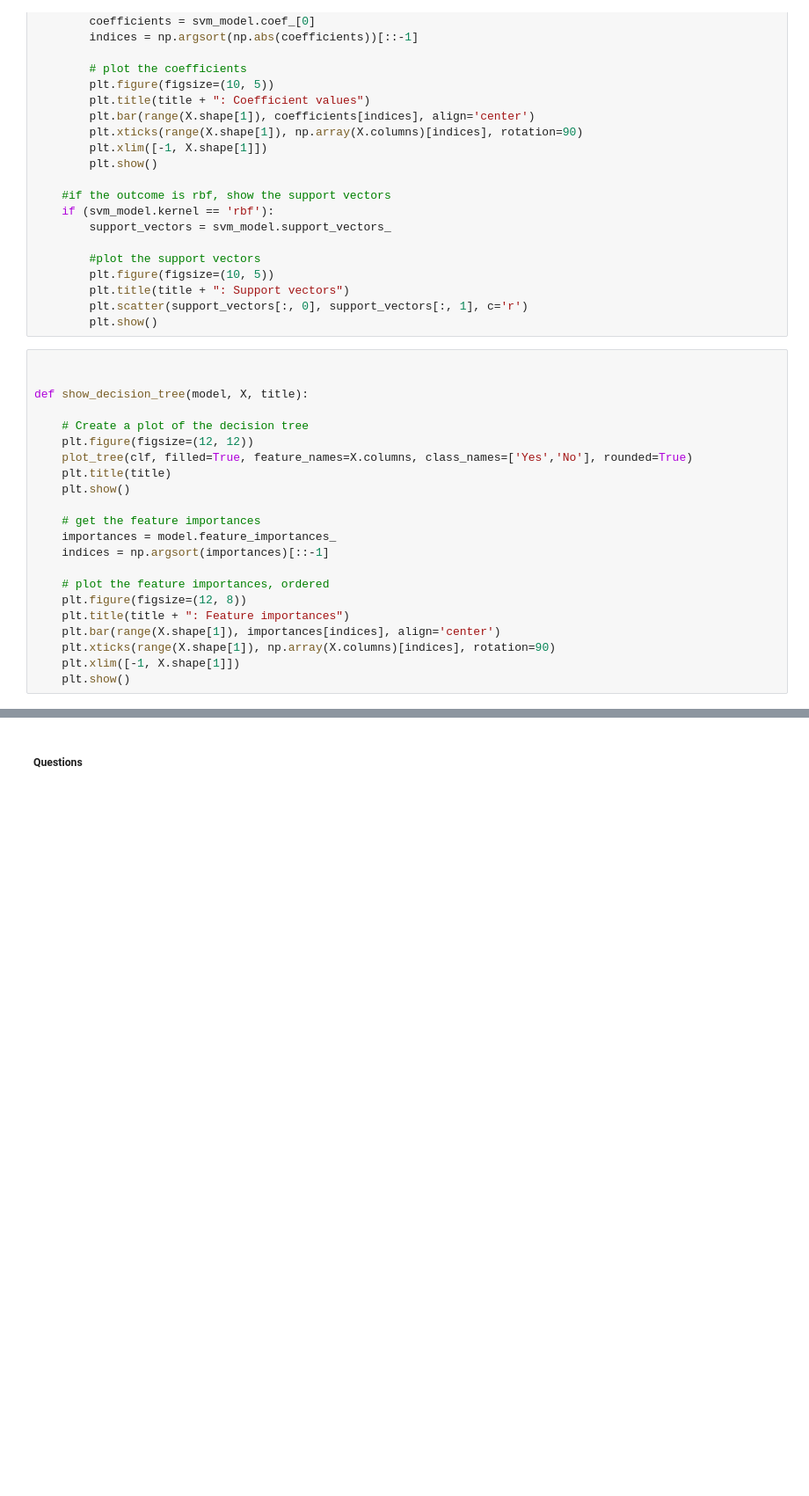
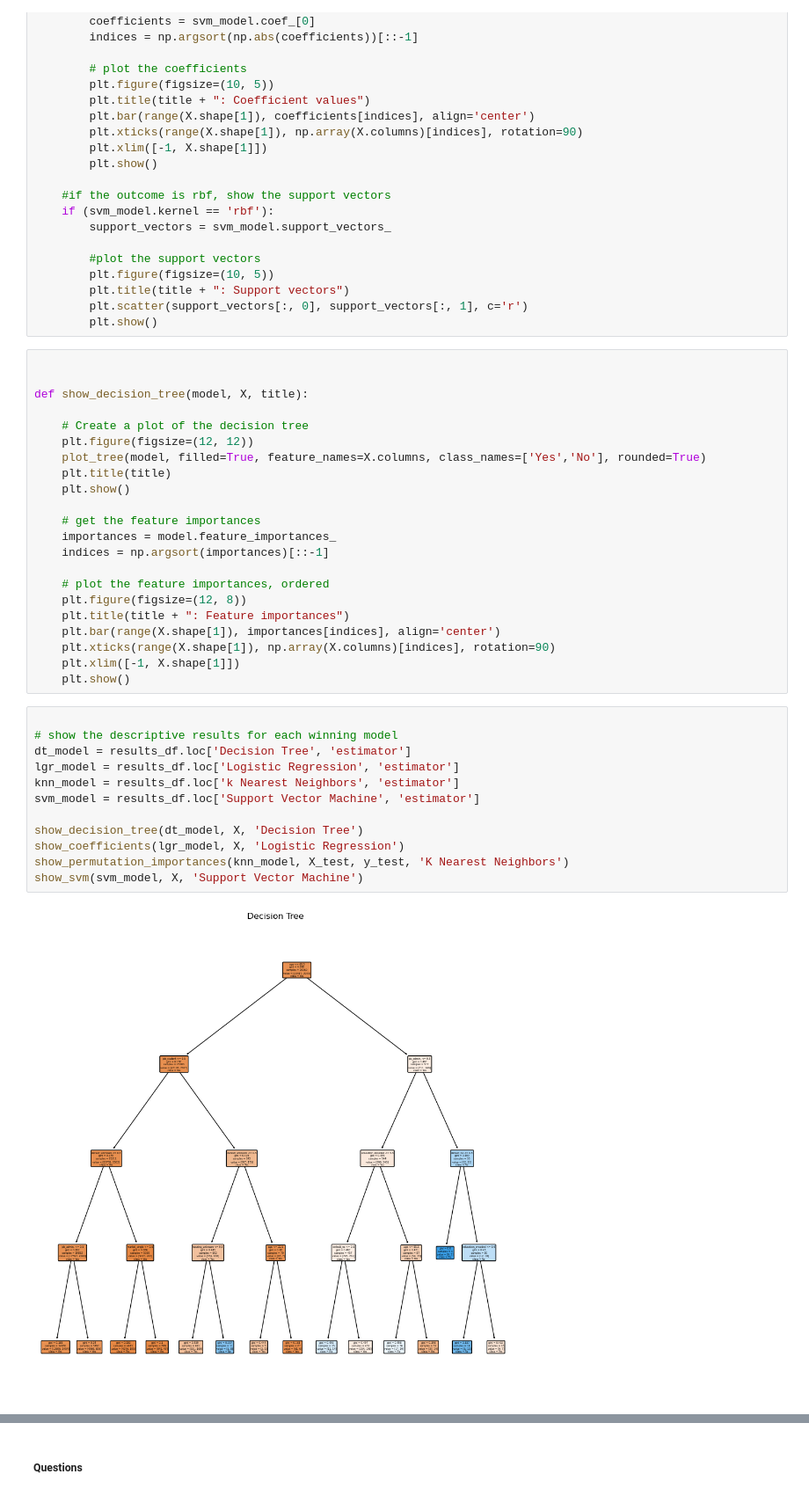
Before and after one commit to johnprg/BankData, a Jupyter notebook: prompt_III.ipynb, the cells around one changed output, grey strips where cells are left out. Shown at 88% size. Saved outputs shown, nothing was run; the diff lists cells and outputs as text; blank space fills up the shorter version.

Commit message:
added more visualization code

```diff
--- a/prompt_III.ipynb
+++ b/prompt_III.ipynb
@@ -743,7 +755,7 @@ def show_decision_tree(model, X, title):
 
     # Create a plot of the decision tree
     plt.figure(figsize=(12, 12))
-    plot_tree(clf, filled=True, feature_names=X.columns, class_names=['Yes','No'], rounded=True)
+    plot_tree(model, filled=True, feature_names=X.columns, class_names=['Yes','No'], rounded=True)
     plt.title(title)
     plt.show()
 
@@ -758,3 +770,17 @@ def show_decision_tree(model, X, title):
     plt.xticks(range(X.shape[1]), np.array(X.columns)[indices], rotation=90)
     plt.xlim([-1, X.shape[1]])
     plt.show()
+# %%
+
+# show the descriptive results for each winning model
+dt_model = results_df.loc['Decision Tree', 'estimator']
+lgr_model = results_df.loc['Logistic Regression', 'estimator']
+knn_model = results_df.loc['k Nearest Neighbors', 'estimator']
+svm_model = results_df.loc['Support Vector Machine', 'estimator']
+
+show_decision_tree(dt_model, X, 'Decision Tree')
+show_coefficients(lgr_model, X, 'Logistic Regression')
+show_permutation_importances(knn_model, X_test, y_test, 'K Nearest Neighbors')
+show_svm(svm_model, X, 'Support Vector Machine')
+# %% [output]
+[figure, added]
```
Also changed, not shown: parts of 6 cells of this notebook.
